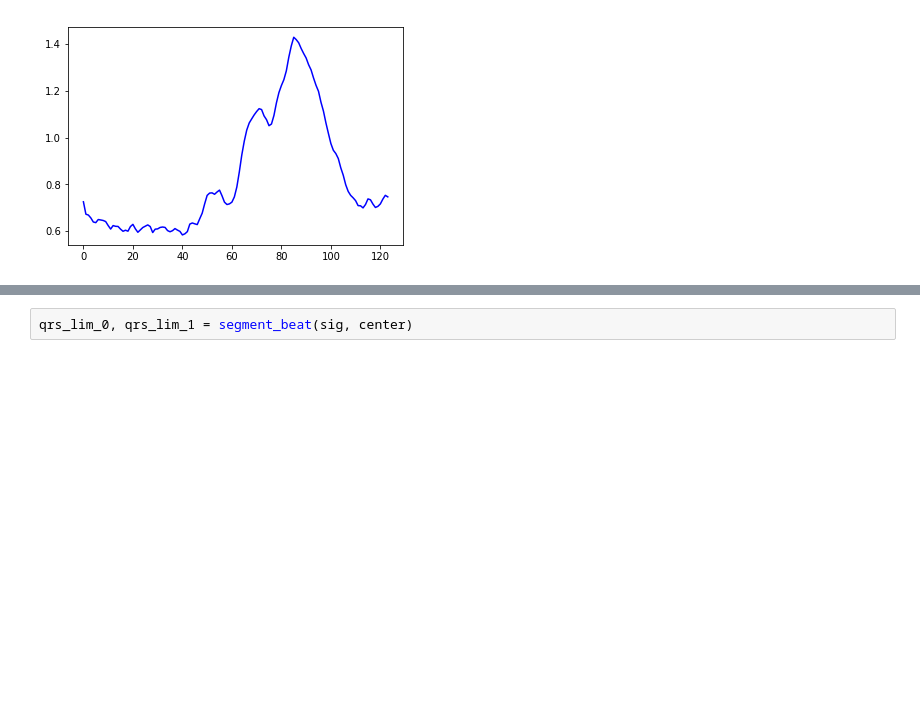
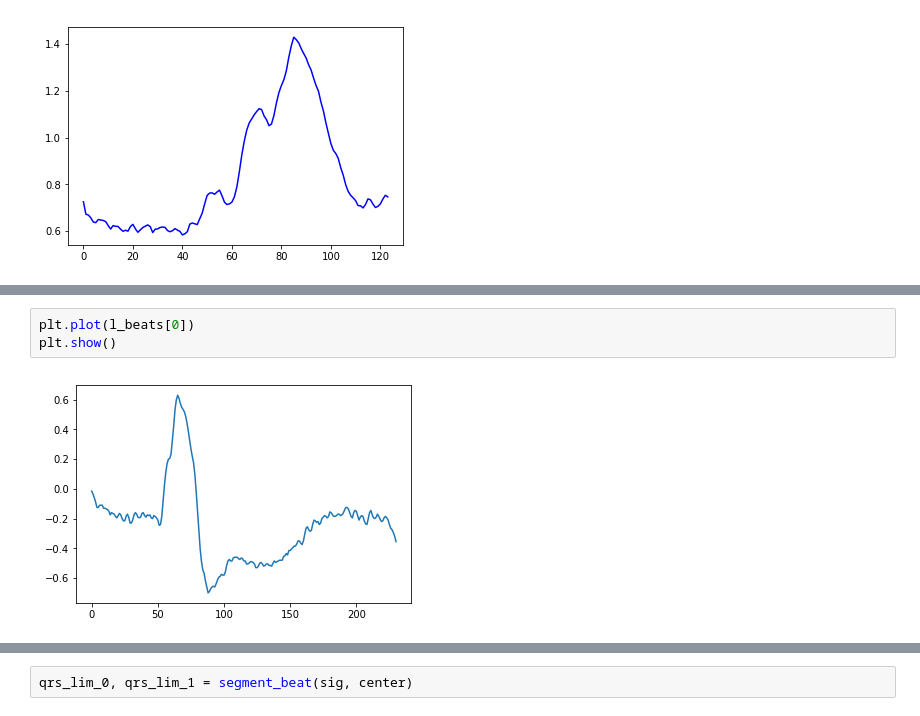
Before and after one commit to cx1111/beat-classifier, a Jupyter notebook: analysis/1-left-block.ipynb, the cells around one changed output, grey strips where cells are left out. Cells and saved outputs as stored; diff of their text form; blank space fills up the shorter version.

```diff
--- a/analysis/1-left-block.ipynb
+++ b/analysis/1-left-block.ipynb
@@ -219,0 +268,5 @@ for i in range(10):
+# %%
+plt.plot(l_beats[0])
+plt.show()
+# %% [output]
+[figure, added]
```
Also changed, not shown: parts of 13 cells of this notebook, 3 other files.
